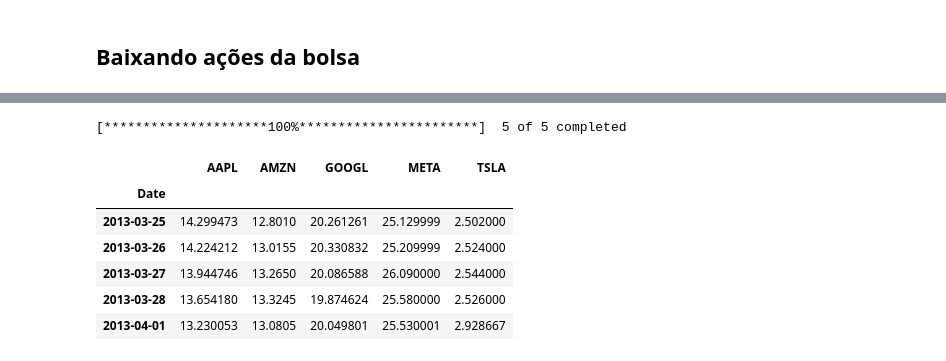
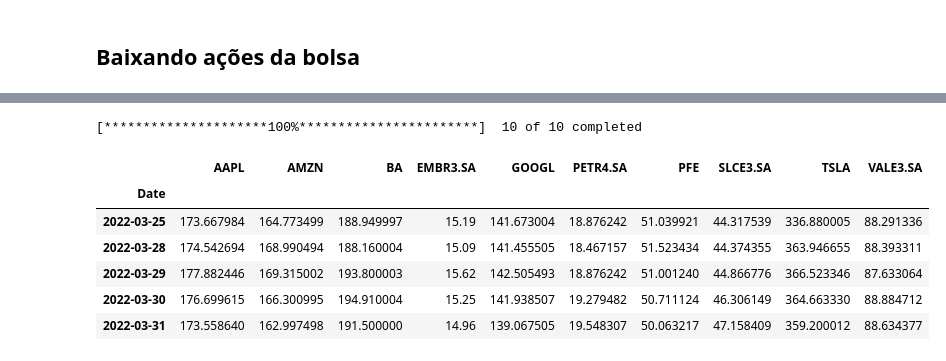
Before and after one commit to jvataidee/PesquisaOperacional, a Jupyter notebook: maxloglihood_portfolio.ipynb, the cells around one changed output, grey strips where cells are left out. Drawn from its saved outputs; the diff is of its cells as text; code cells hidden in the pictures.

```diff
--- a/maxloglihood_portfolio.ipynb
+++ b/maxloglihood_portfolio.ipynb
@@ -16,15 +27,16 @@ from scipy.stats import norm
 # %%
-tickers = ['AAPL', 'AMZN', 'GOOGL', 'TSLA', 'META']
+tickers = ['AAPL', 'AMZN', 'GOOGL', 'TSLA', 'PFE', 'BA', 'PETR4.SA', 'VALE3.SA',
+           'EMBR3.SA', 'SLCE3.SA']
 end_date = pd.Timestamp.now()
-start_date = end_date - pd.DateOffset(years=10)
+start_date = end_date - pd.DateOffset(years=1)
 data = yf.download(tickers, start=start_date, end=end_date)['Adj Close']
 data.head()
 # %% [output]
-[*********************100%***********************]  5 of 5 completed
+[*********************100%***********************]  10 of 10 completed
-|  | AAPL | AMZN | GOOGL | META | TSLA |
-| Date |  |  |  |  |  |
-| 2013-03-25 | 14.299473 | 12.8010 | 20.261261 | 25.129999 | 2.502000 |
-| 2013-03-26 | 14.224212 | 13.0155 | 20.330832 | 25.209999 | 2.524000 |
-| 2013-03-27 | 13.944746 | 13.2650 | 20.086588 | 26.090000 | 2.544000 |
-| 2013-03-28 | 13.654180 | 13.3245 | 19.874624 | 25.580000 | 2.526000 |
-| 2013-04-01 | 13.230053 | 13.0805 | 20.049801 | 25.530001 | 2.928667 |
+|  | AAPL | AMZN | BA | EMBR3.SA | GOOGL | PETR4.SA | PFE | SLCE3.SA | TSLA | VALE3.SA |
+| Date |  |  |  |  |  |  |  |  |  |  |
+| 2022-03-25 | 173.667984 | 164.773499 | 188.949997 | 15.19 | 141.673004 | 18.876242 | 51.039921 | 44.317539 | 336.880005 | 88.291336 |
+| 2022-03-28 | 174.542694 | 168.990494 | 188.160004 | 15.09 | 141.455505 | 18.467157 | 51.523434 | 44.374355 | 363.946655 | 88.393311 |
+| 2022-03-29 | 177.882446 | 169.315002 | 193.800003 | 15.62 | 142.505493 | 18.876242 | 51.001240 | 44.866776 | 366.523346 | 87.633064 |
+| 2022-03-30 | 176.699615 | 166.300995 | 194.910004 | 15.25 | 141.938507 | 19.279482 | 50.711124 | 46.306149 | 364.663330 | 88.884712 |
+| 2022-03-31 | 173.558640 | 162.997498 | 191.500000 | 14.96 | 139.067505 | 19.548307 | 50.063217 | 47.158409 | 359.200012 | 88.634377 |
```
Also changed, not shown: parts of 15 cells of this notebook.
